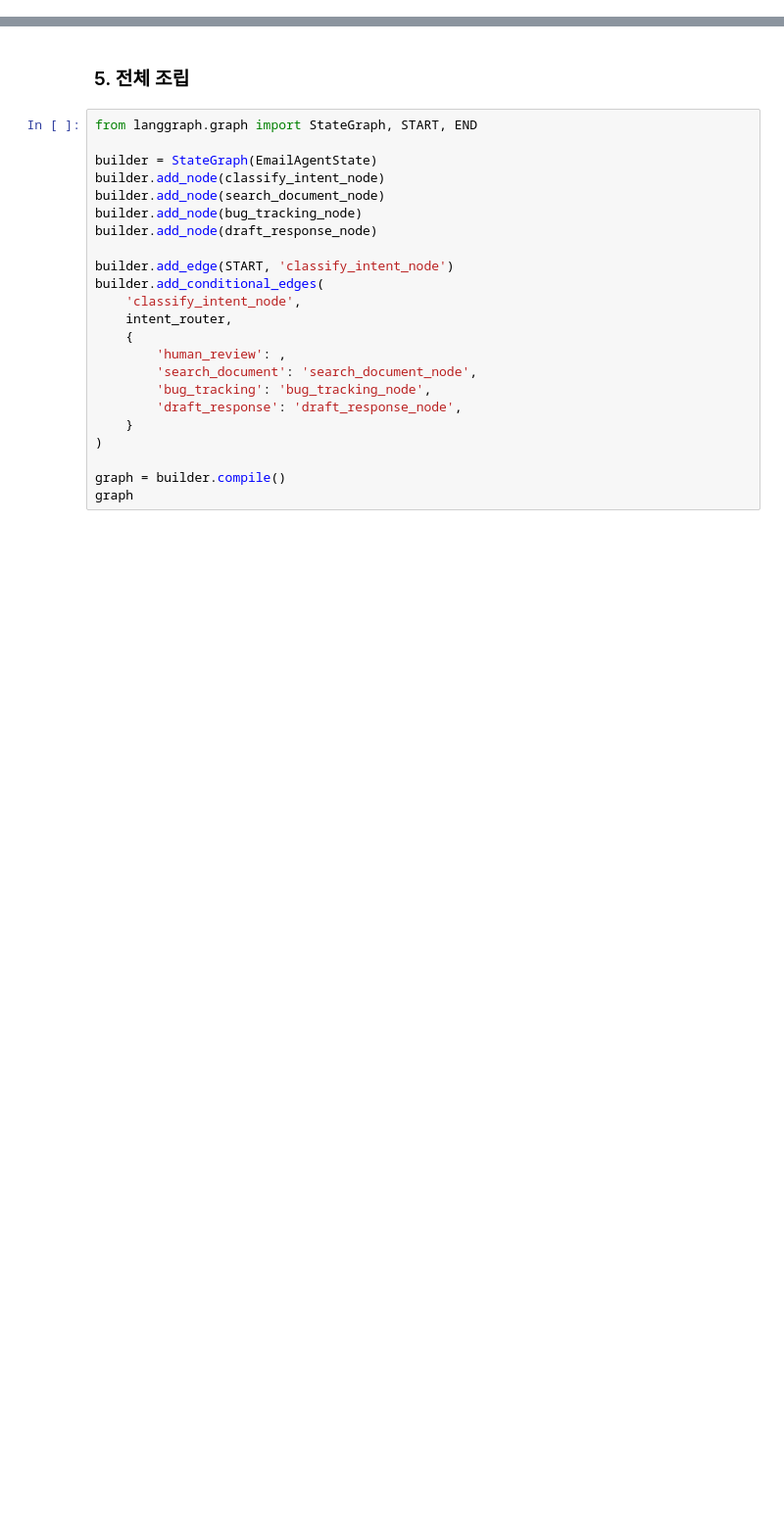
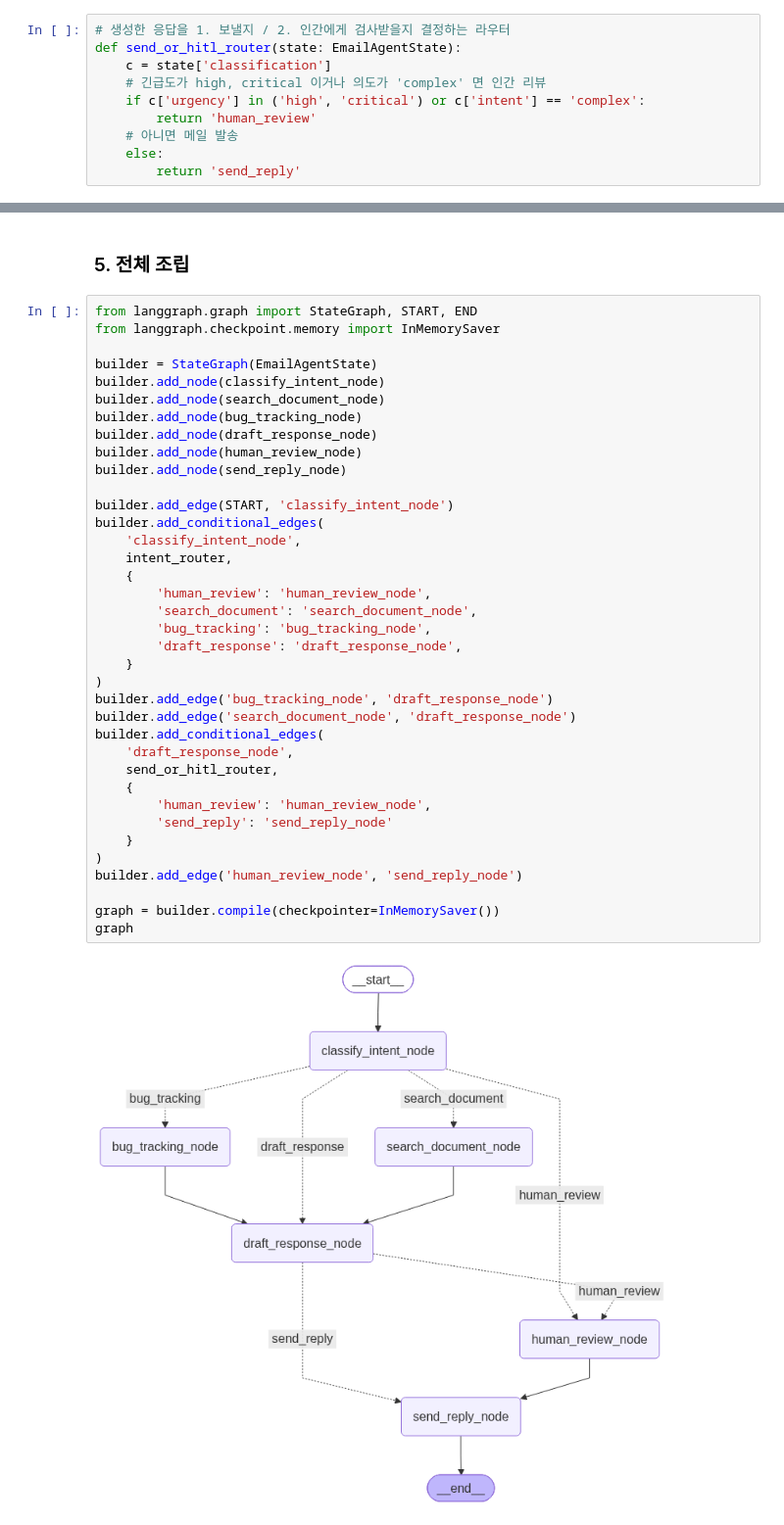
Before and after one commit to verba-neo/gaida-3, a Jupyter notebook: 04-langchain/05_plan_build.ipynb, the cells around one changed output, grey strips where cells are left out. Shown at 98% size. Drawn from its saved outputs; the diff is of its cells as text; blank space fills up the shorter version.

Commit message:
Email Agent

```diff
--- a/04-langchain/05_plan_build.ipynb
+++ b/04-langchain/05_plan_build.ipynb
@@ -336,4 +337,14 @@ Guidelines:
     result = llm.invoke(prompt)
 
     return {'draft_response': result.content}
+# %%
+# 생성한 응답을 1. 보낼지 / 2. 인간에게 검사받을지 결정하는 라우터
+def send_or_hitl_router(state: EmailAgentState):
+    c = state['classification']
+    # 긴급도가 high, critical 이거나 의도가 'complex' 면 인간 리뷰
+    if c['urgency'] in ('high', 'critical') or c['intent'] == 'complex':
+        return 'human_review'
+    # 아니면 메일 발송
+    else:
+        return 'send_reply'
 # %%
@@ -353,24 +459,40 @@ Relevant documentation:
 ### 5. 전체 조립
 # %%
 from langgraph.graph import StateGraph, START, END
+from langgraph.checkpoint.memory import InMemorySaver
 
 builder = StateGraph(EmailAgentState)
 builder.add_node(classify_intent_node)
 builder.add_node(search_document_node)
 builder.add_node(bug_tracking_node)
 builder.add_node(draft_response_node)
+builder.add_node(human_review_node)
+builder.add_node(send_reply_node)
 
 builder.add_edge(START, 'classify_intent_node')
 builder.add_conditional_edges(
     'classify_intent_node',
     intent_router,
     {
-        'human_review': ,
+        'human_review': 'human_review_node',
         'search_document': 'search_document_node',
         'bug_tracking': 'bug_tracking_node',
         'draft_response': 'draft_response_node',
     }
 )
+builder.add_edge('bug_tracking_node', 'draft_response_node')
+builder.add_edge('search_document_node', 'draft_response_node')
+builder.add_conditional_edges(
+    'draft_response_node',
+    send_or_hitl_router,
+    {
+        'human_review': 'human_review_node',
+        'send_reply': 'send_reply_node'
+    }
+)
+builder.add_edge('human_review_node', 'send_reply_node')
 
-graph = builder.compile()
+graph = builder.compile(checkpointer=InMemorySaver())
 graph
+# %% [output]
+[figure, added]
```
Also changed, not shown: parts of 6 cells of this notebook.
